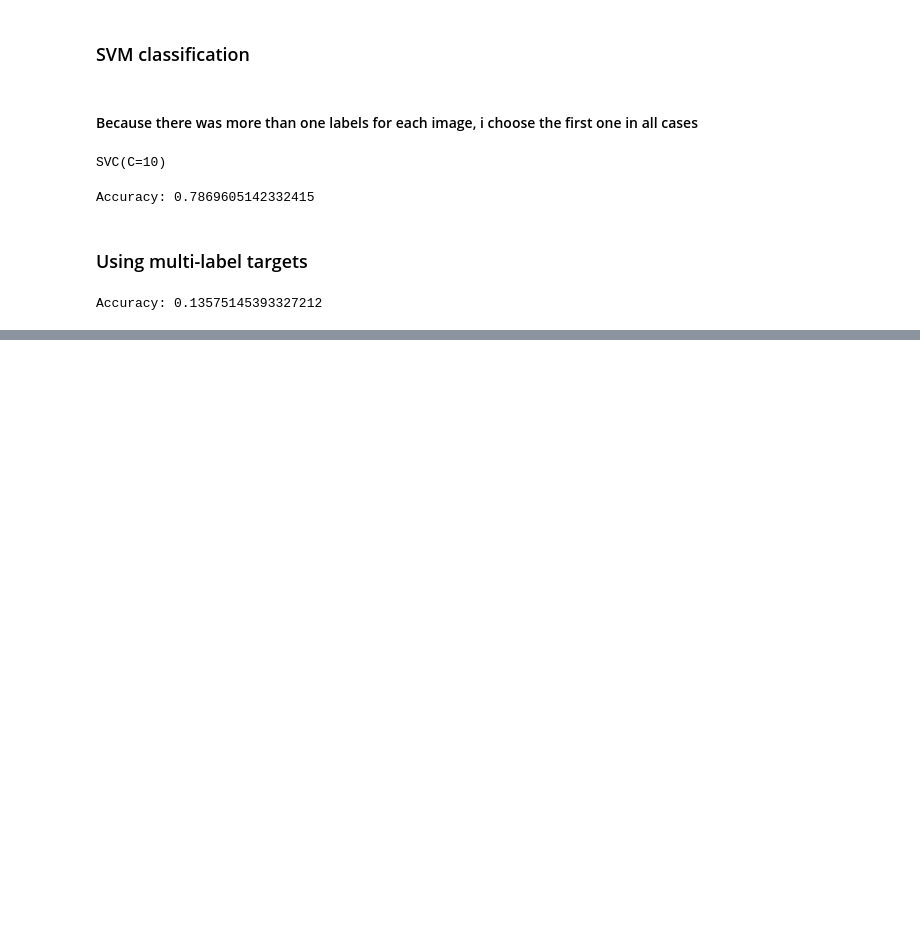
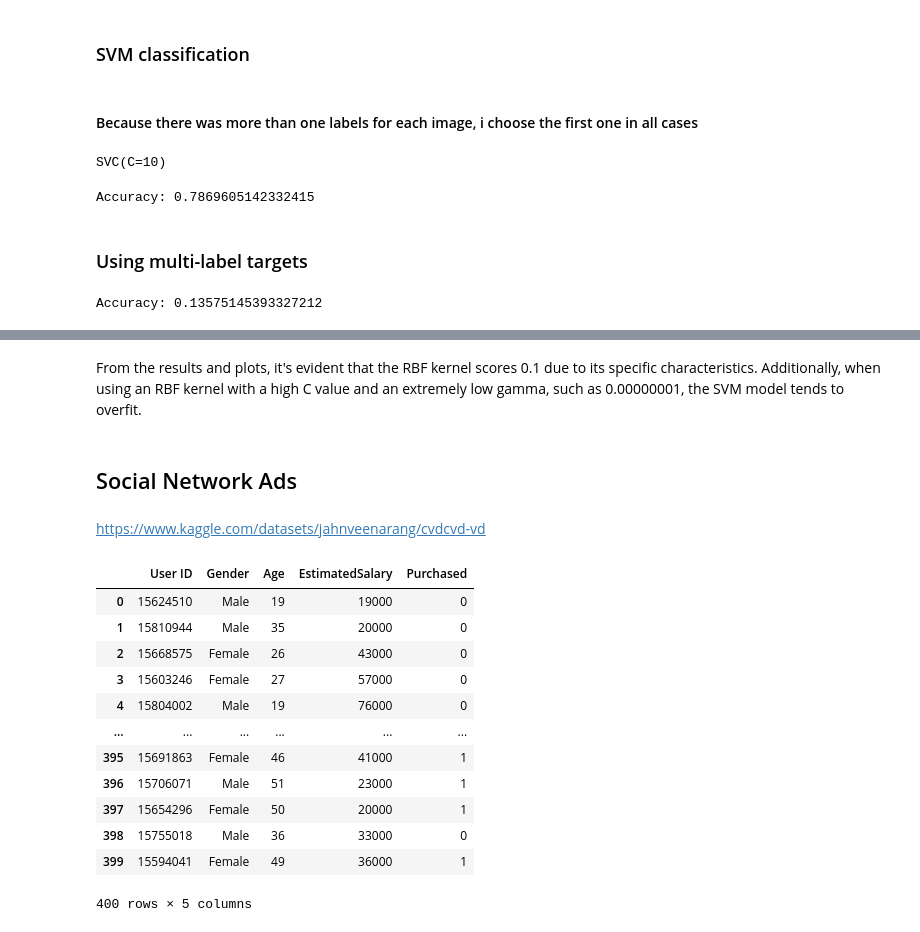
Before and after one commit to Vasilispapg/NN-SVMs, a Jupyter notebook: SVMs/EX1.ipynb, the cells around one changed output, grey strips where cells are left out. Saved outputs shown, nothing was run; the diff lists cells and outputs as text; code cells hidden in the pictures; blank space fills up the shorter version.

```diff
--- a/SVMs/EX1.ipynb
+++ b/SVMs/EX1.ipynb
@@ -370,0 +550,23 @@ Accuracy: 0.13575145393327212
+# %% [markdown]
+From the results and plots, it's evident that the RBF kernel scores 0.1 due to its specific characteristics. Additionally, when using an RBF kernel with a high C value and an extremely low gamma, such as 0.00000001, the SVM model tends to overfit.
+# %% [markdown]
+## Social Network Ads
+# %% [markdown]
+https://www.kaggle.com/datasets/jahnveenarang/cvdcvd-vd
+# %%
+df=pd.read_csv('Social_Network_Ads/Social_Network_Ads.csv')
+df
+# %% [output]
+|  | User ID | Gender | Age | EstimatedSalary | Purchased |
+| 0 | 15624510 | Male | 19 | 19000 | 0 |
+| 1 | 15810944 | Male | 35 | 20000 | 0 |
+| 2 | 15668575 | Female | 26 | 43000 | 0 |
+| 3 | 15603246 | Female | 27 | 57000 | 0 |
+| 4 | 15804002 | Male | 19 | 76000 | 0 |
+| ... | ... | ... | ... | ... | ... |
+| 395 | 15691863 | Female | 46 | 41000 | 1 |
+| 396 | 15706071 | Male | 51 | 23000 | 1 |
+| 397 | 15654296 | Female | 50 | 20000 | 1 |
+| 398 | 15755018 | Male | 36 | 33000 | 0 |
+| 399 | 15594041 | Female | 49 | 36000 | 1 |
+400 rows × 5 columns
```
Also changed, not shown: parts of 38 cells of this notebook.
